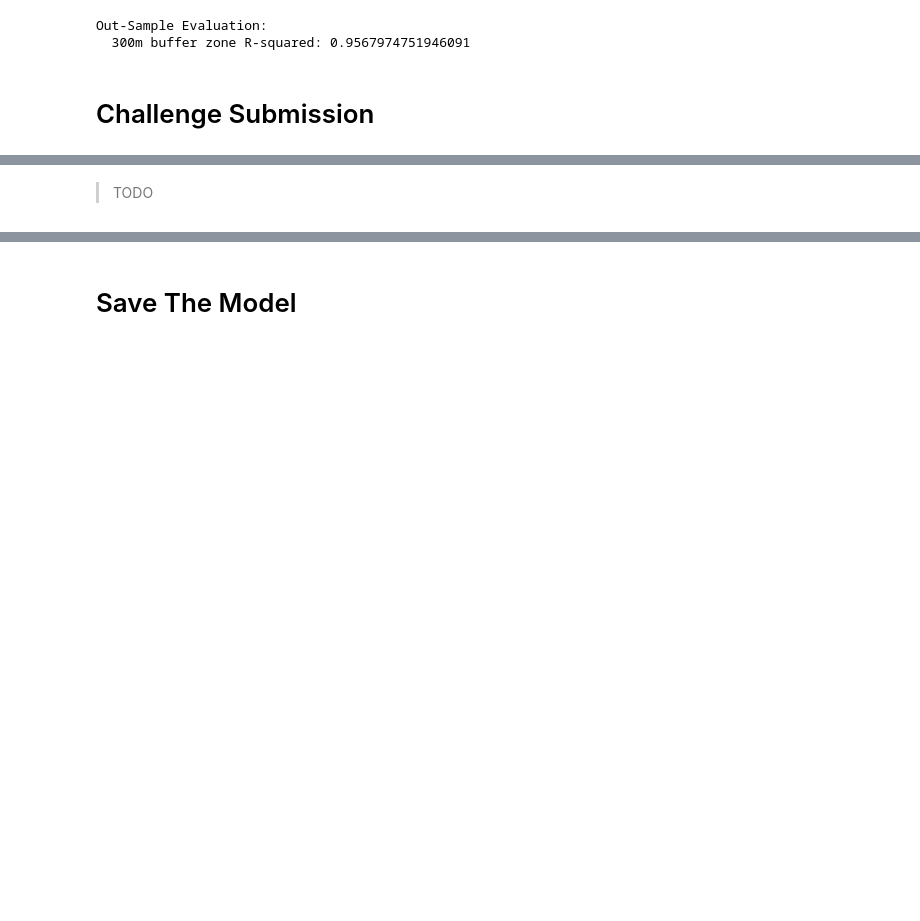
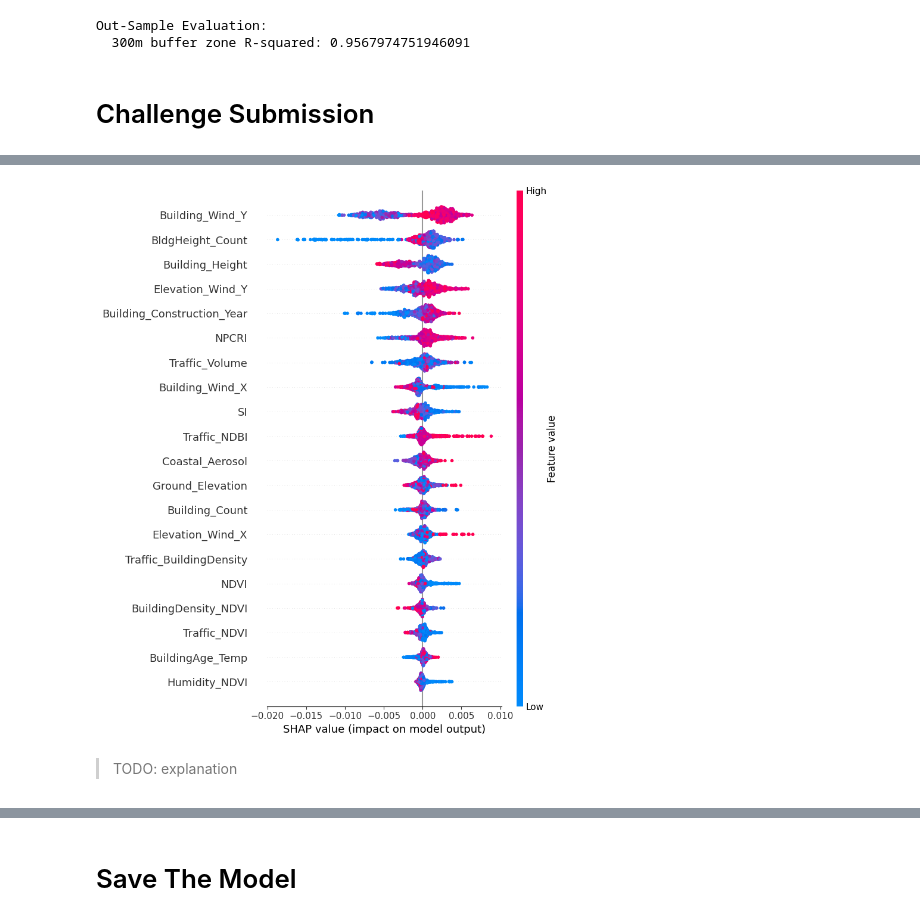
Before and after one commit to FranciscoLozCoding/cooling_with_code, a Jupyter notebook: 08_Xgboost.ipynb, the cells around one changed output, grey strips where cells are left out. Saved outputs shown, nothing was run; the diff lists cells and outputs as text; code cells hidden in the pictures; blank space fills up the shorter version.

Commit message:
added a temp section that will be deleted later

```diff
--- a/08_Xgboost.ipynb
+++ b/08_Xgboost.ipynb
@@ -222,0 +230,27 @@ Out-Sample Evaluation:
+# %%
+# Reading the test dataset for the submission
+test_dataset = pd.read_csv('data/test/300m_buffer_test_dataset.csv')
+test_dataset = preprocess_data(test_dataset)
+
+# Remove lat and lon, for now will be combined with predicted UHI later for submission
+lon = test_dataset['Longitude'].values
+lat = test_dataset['Latitude'].values
+test_dataset = test_dataset.drop(columns=['Longitude', 'Latitude'])
+
+# Feature Scaling
+scaled = scaler.transform(test_dataset)
+test_dataset = pd.DataFrame(scaled, columns=test_dataset.columns)
+
+# select features
+x_test = test_dataset[selected_features].values
+
+# Model prediction
+test_predictions = best_xgb_model.predict(x_test)
+
+# combine predictions with lat and lon
+submission_df = pd.DataFrame({
+    'Longitude': lon,
+    'Latitude': lat,
+    'UHI Index': test_predictions
+})
+submission_df
@@ -222,0 +285,11 @@ Out-Sample Evaluation:
+# %%
+# create x_test_df
+x_test_df = test_dataset[selected_features]
+
+# Initialize SHAP Explainer for Random Forest Model
+explainer = Explainer(
+    model=best_xgb_model,
+    explainer_type=shap.TreeExplainer,
+    X=x_test_df,
+    feature_names=x_test_df.columns
+)
@@ -223,2 +321,6 @@ Out-Sample Evaluation:
+# %%
+explainer.summary_plot()
+# %% [output]
+[figure, added]
 # %% [markdown]
->TODO
+>TODO: explanation
```
Also changed, not shown: parts of 38 cells of this notebook.
